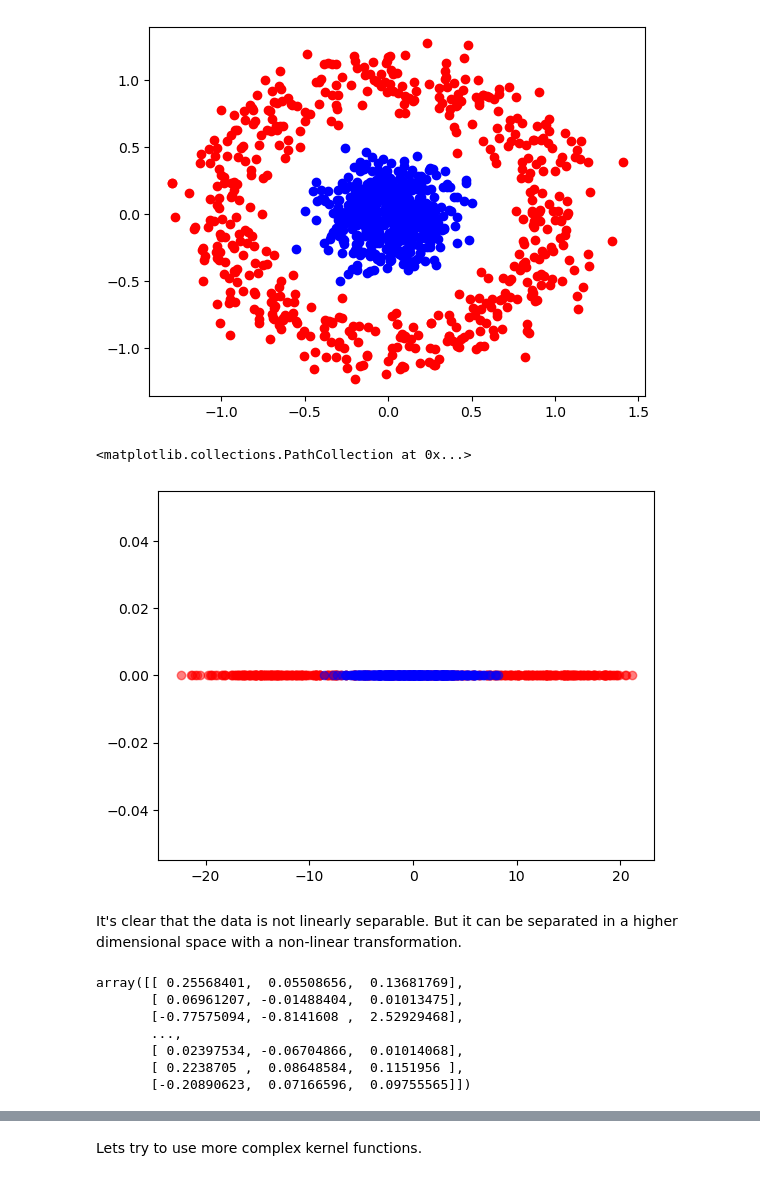
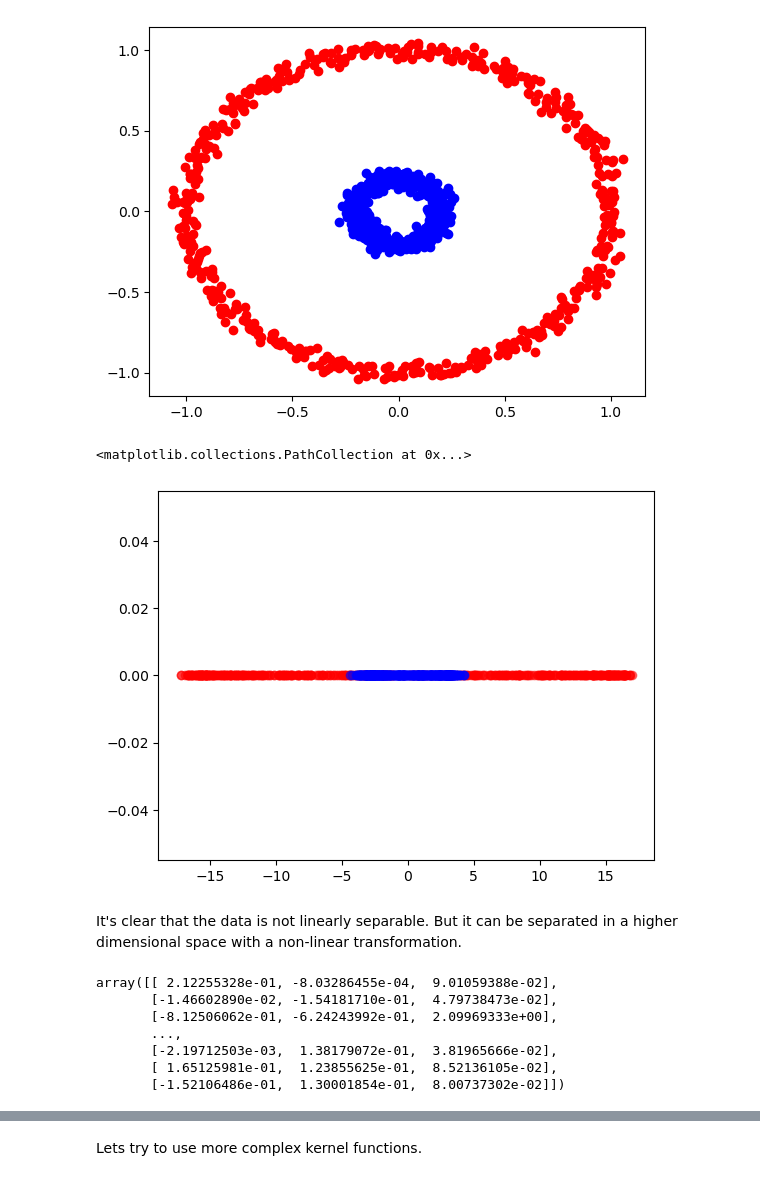
Before and after one commit to Nekson228/ETU2024_AISeminar_DataCompression, a Jupyter notebook: notebooks/kernel_pca/synthetic_demo.ipynb, the cells around one changed output, grey strips where cells are left out. Drawn from its saved outputs; the diff is of its cells as text; code cells hidden in the pictures.

```diff
--- a/notebooks/kernel_pca/synthetic_demo.ipynb
+++ b/notebooks/kernel_pca/synthetic_demo.ipynb
@@ -8,14 +8,14 @@ import matplotlib.pyplot as plt
 
 from sklearn.datasets import make_moons, make_circles
 # %%
-X, y = make_circles(n_samples=1000, noise=0.13, factor=0.2, random_state=0)
-c1_idx = y == 0
-c2_idx = y == 1
+X_circles, y = make_circles(n_samples=1000, noise=0.03, factor=0.2, random_state=0)
+c1_idx_circles = y == 0
+c2_idx_circles = y == 1
 # %%
-plt.scatter(X[c1_idx, 0], X[c1_idx, 1], color='red')
-plt.scatter(X[c2_idx, 0], X[c2_idx, 1], color='blue')
+plt.scatter(X_circles[c1_idx_circles, 0], X_circles[c1_idx_circles, 1], color='red')
+plt.scatter(X_circles[c2_idx_circles, 0], X_circles[c2_idx_circles, 1], color='blue')
 plt.show()
 # %% [output]
-[figure, old version]
+[figure, new version]
 # %%
 linear_pca = KernelPCA(kernel=LinearKernel(), n_components=1)
@@ -23,23 +23,23 @@ X_linear_pca = linear_pca.fit_transform(X)
 # %%
-plt.scatter(X_linear_pca[c1_idx], np.zeros_like(X_linear_pca[c1_idx]), color='red', alpha=0.5)
-plt.scatter(X_linear_pca[c2_idx], np.zeros_like(X_linear_pca[c2_idx]), color='blue', alpha=0.5)
+plt.scatter(X_linear_pca[c1_idx_circles], np.zeros_like(X_linear_pca[c1_idx_circles]), color='red', alpha=0.5)
+plt.scatter(X_linear_pca[c2_idx_circles], np.zeros_like(X_linear_pca[c2_idx_circles]), color='blue', alpha=0.5)
 # %% [output]
 <matplotlib.collections.PathCollection at 0x...>
-[figure, old version]
+[figure, new version]
 # %% [markdown]
 It's clear that the data is not linearly separable. But it can be separated in a higher dimensional space with a non-linear transformation.
 # %%
-radius = 2 * (X[:, 0] ** 2 + X[:, 1] ** 2)
-X_3D = np.column_stack([X, radius])
+radius = 2 * (X_circles[:, 0] ** 2 + X_circles[:, 1] ** 2)
+X_3D = np.column_stack([X_circles, radius])
 X_3D
 # %% [output]
-array([[ 0.25568401,  0.05508656,  0.13681769],
-       [ 0.06961207, -0.01488404,  0.01013475],
-       [-0.77575094, -0.8141608 ,  2.52929468],
+array([[ 2.12255328e-01, -8.03286455e-04,  9.01059388e-02],
+       [-1.46602890e-02, -1.54181710e-01,  4.79738473e-02],
+       [-8.12506062e-01, -6.24243992e-01,  2.09969333e+00],
        ...,
-       [ 0.02397534, -0.06704866,  0.01014068],
-       [ 0.2238705 ,  0.08648584,  0.1151956 ],
-       [-0.20890623,  0.07166596,  0.09755565]])
+       [-2.19712503e-03,  1.38179072e-01,  3.81965666e-02],
+       [ 1.65125981e-01,  1.23855625e-01,  8.52136105e-02],
+       [-1.52106486e-01,  1.30001854e-01,  8.00737302e-02]])
 # %%
 fig = plt.figure()
 ax = fig.add_subplot(111, projection='3d')
```
Also changed, not shown: parts of 16 cells of this notebook, 3 other files.
